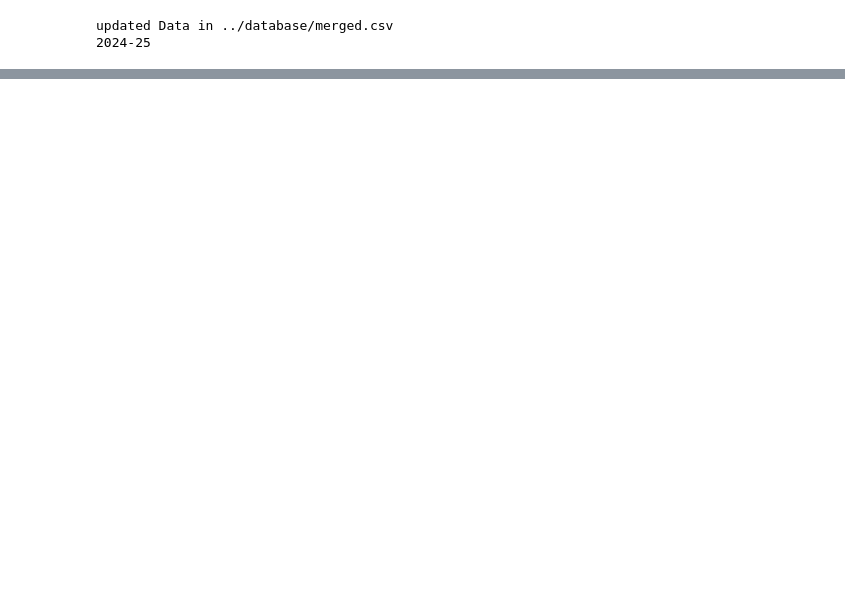
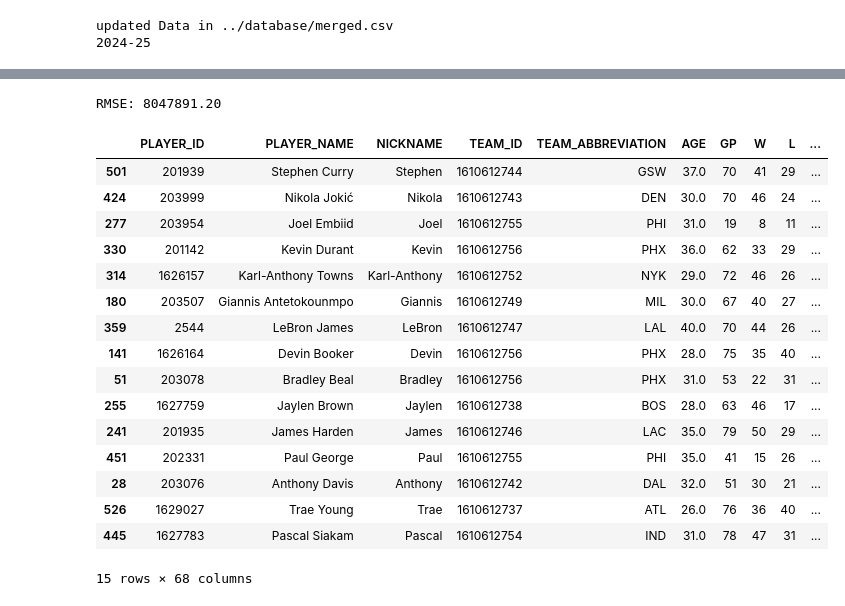
Before and after one commit to amanster22/PlayerGaugeAI, a Jupyter notebook: backend/salary_XGB.ipynb, the cells around one changed output, grey strips where cells are left out. Drawn from its saved outputs; the diff is of its cells as text; code cells hidden in the pictures; blank space fills up the shorter version.

```diff
--- a/backend/salary_XGB.ipynb
+++ b/backend/salary_XGB.ipynb
@@ -34,0 +25,17 @@ Index(['PLAYER_ID', 'PLAYER_NAME', 'NICKNAME', 'TEAM_ID', 'TEAM_ABBREVIATION',
+# %%
+columns_to_drop = ['PLAYER_ID', 'PLAYER_NAME', 'NICKNAME', 'TEAM_ID', 'TEAM_ABBREVIATION']
+X.drop(columns=[col for col in columns_to_drop if col in X.columns], inplace=True)
+
+df_corr = pd.concat([X, y], axis=1)
+
+# Compute Spearman correlation
+spearman_corr = df_corr.corr(method='spearman')
+
+# # Show correlation between each feature and the target
+# corr_df = spearman_corr['SALARY'].sort_values(ascending=False)
+# corr_df
+corr_df = spearman_corr[['SALARY']].reset_index().rename(columns={'index': 'Feature'})
+
+corr_df['ABS_CORR'] = abs(corr_df['SALARY'])
+corr_df.sort_values(by = 'ABS_CORR', ascending=False, inplace=True)
+corr_df.head(30)
@@ -34,0 +112,43 @@ Index(['PLAYER_ID', 'PLAYER_NAME', 'NICKNAME', 'TEAM_ID', 'TEAM_ABBREVIATION',
+# %%
+# Initialize model with parameters
+feat_cut_list.append('AGE')
+feat_cut_list.append('GP')
+model_cut = xgb.XGBRegressor(
+    objective='reg:squarederror',
+    max_depth=4,
+    learning_rate=0.1,
+    n_estimators=100,
+    random_state=42
+)
+
+# Train
+model_cut.fit(X_train[feat_cut_list], y_train)
+
+# Predict & evaluate
+y_pred = model_cut.predict(X_test[feat_cut_list])
+rmse = np.sqrt(MSE(y_test, y_pred))
+print(f"RMSE: {rmse:.2f}")
+# %% [output]
+RMSE: 8047891.20
+# %%
+df['PREDICTED_SALARY'] = model_cut.predict(df[feat_cut_list])
+top_pred_df = df.sort_values(by = 'PREDICTED_SALARY',ascending=False)
+top_pred_df.head(15)
+# %% [output]
+|  | PLAYER_ID | PLAYER_NAME | NICKNAME | TEAM_ID | TEAM_ABBREVIATION | AGE | GP | W | L | ... |
+| 501 | 201939 | Stephen Curry | Stephen | 1610612744 | GSW | 37.0 | 70 | 41 | 29 | ... |
+| 424 | 203999 | Nikola Jokić | Nikola | 1610612743 | DEN | 30.0 | 70 | 46 | 24 | ... |
+| 277 | 203954 | Joel Embiid | Joel | 1610612755 | PHI | 31.0 | 19 | 8 | 11 | ... |
+| 330 | 201142 | Kevin Durant | Kevin | 1610612756 | PHX | 36.0 | 62 | 33 | 29 | ... |
+| 314 | 1626157 | Karl-Anthony Towns | Karl-Anthony | 1610612752 | NYK | 29.0 | 72 | 46 | 26 | ... |
+| 180 | 203507 | Giannis Antetokounmpo | Giannis | 1610612749 | MIL | 30.0 | 67 | 40 | 27 | ... |
+| 359 | 2544 | LeBron James | LeBron | 1610612747 | LAL | 40.0 | 70 | 44 | 26 | ... |
+| 141 | 1626164 | Devin Booker | Devin | 1610612756 | PHX | 28.0 | 75 | 35 | 40 | ... |
+| 51 | 203078 | Bradley Beal | Bradley | 1610612756 | PHX | 31.0 | 53 | 22 | 31 | ... |
+| 255 | 1627759 | Jaylen Brown | Jaylen | 1610612738 | BOS | 28.0 | 63 | 46 | 17 | ... |
+| 241 | 201935 | James Harden | James | 1610612746 | LAC | 35.0 | 79 | 50 | 29 | ... |
+| 451 | 202331 | Paul George | Paul | 1610612755 | PHI | 35.0 | 41 | 15 | 26 | ... |
+| 28 | 203076 | Anthony Davis | Anthony | 1610612742 | DAL | 32.0 | 51 | 30 | 21 | ... |
+| 526 | 1629027 | Trae Young | Trae | 1610612737 | ATL | 26.0 | 76 | 36 | 40 | ... |
+| 445 | 1627783 | Pascal Siakam | Pascal | 1610612754 | IND | 31.0 | 78 | 47 | 31 | ... |
+15 rows × 68 columns
```
Also changed, not shown: parts of 6 cells of this notebook, 33 other files.
